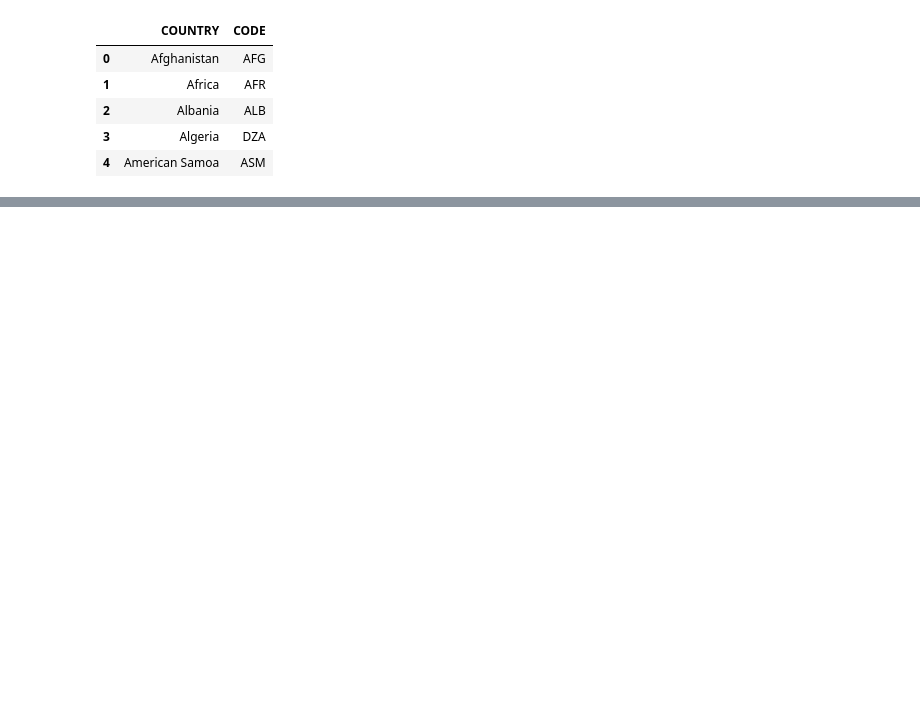
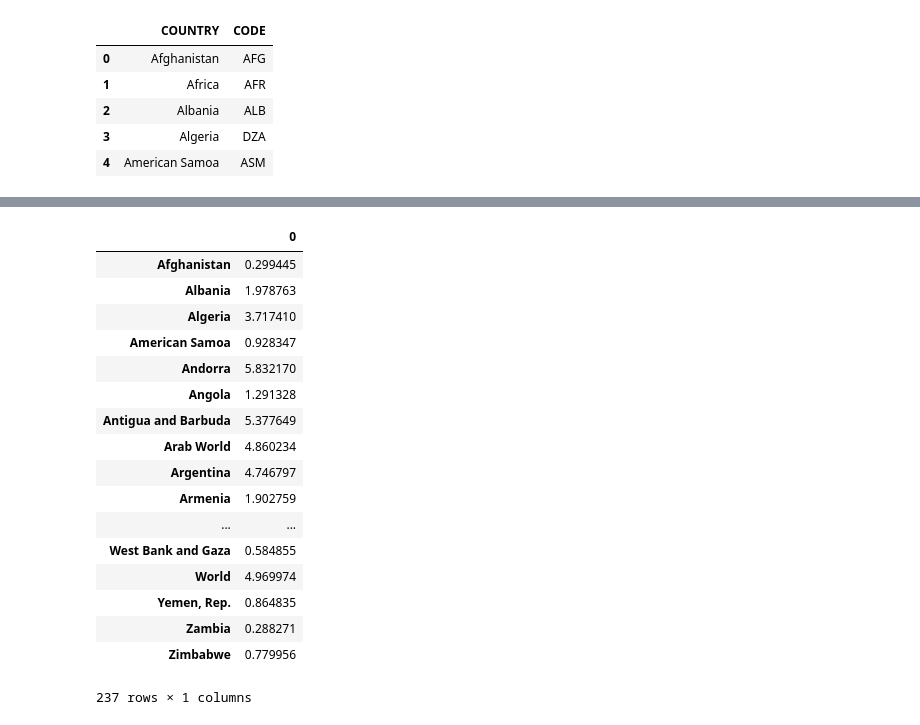
Before and after one commit to andrew-skinner/Project2, a Jupyter notebook: Project2/api_request.ipynb, the cells around one changed output, grey strips where cells are left out. Drawn from its saved outputs; the diff is of its cells as text; code cells hidden in the pictures; blank space fills up the shorter version.

```diff
--- a/Project2/api_request.ipynb
+++ b/Project2/api_request.ipynb
@@ -54,0 +78,14 @@ for item in data:
+# %%
+co2emissions = {}
+for index, row in country_codes.iterrows():
+    try:
+        var = row["CODE"]
+        country = row["COUNTRY"]
+        dataset = "_EN_ATM_CO2E_PC"
+        query = base_url + var + dataset + "?&" + api_key
+        response = requests.get(query)
+        data = response.json()
+        co2emissions.update({country: (data['dataset']['data'])[0][1]})
+    except KeyError:
+        continue
+co2emissions
@@ -54,0 +110,23 @@ for item in data:
+# %%
+df2 = pd.DataFrame.from_dict(co2emissions, orient='index')
+# %%
+df2
+# %% [output]
+|  | 0 |
+| Afghanistan | 0.299445 |
+| Albania | 1.978763 |
+| Algeria | 3.717410 |
+| American Samoa | 0.928347 |
+| Andorra | 5.832170 |
+| Angola | 1.291328 |
+| Antigua and Barbuda | 5.377649 |
+| Arab World | 4.860234 |
+| Argentina | 4.746797 |
+| Armenia | 1.902759 |
+| ... | ... |
+| West Bank and Gaza | 0.584855 |
+| World | 4.969974 |
+| Yemen, Rep. | 0.864835 |
+| Zambia | 0.288271 |
+| Zimbabwe | 0.779956 |
+237 rows × 1 columns
```
Also changed, not shown: parts of 5 cells of this notebook.
